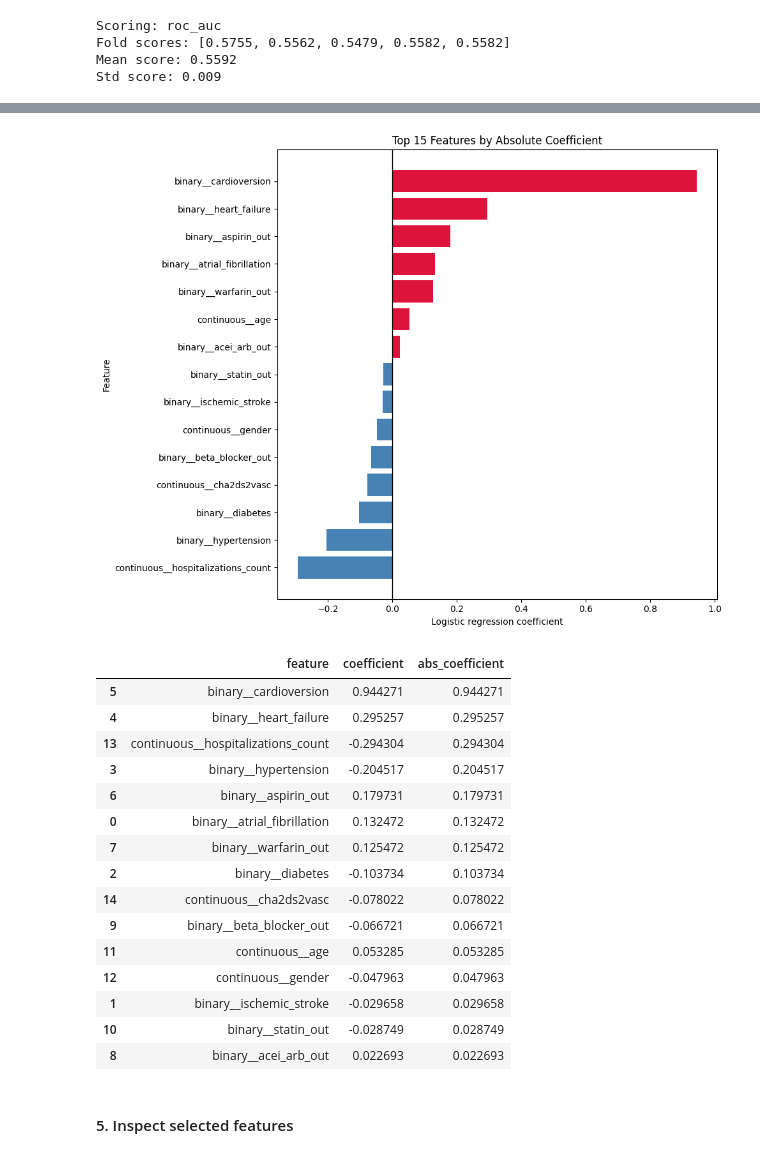
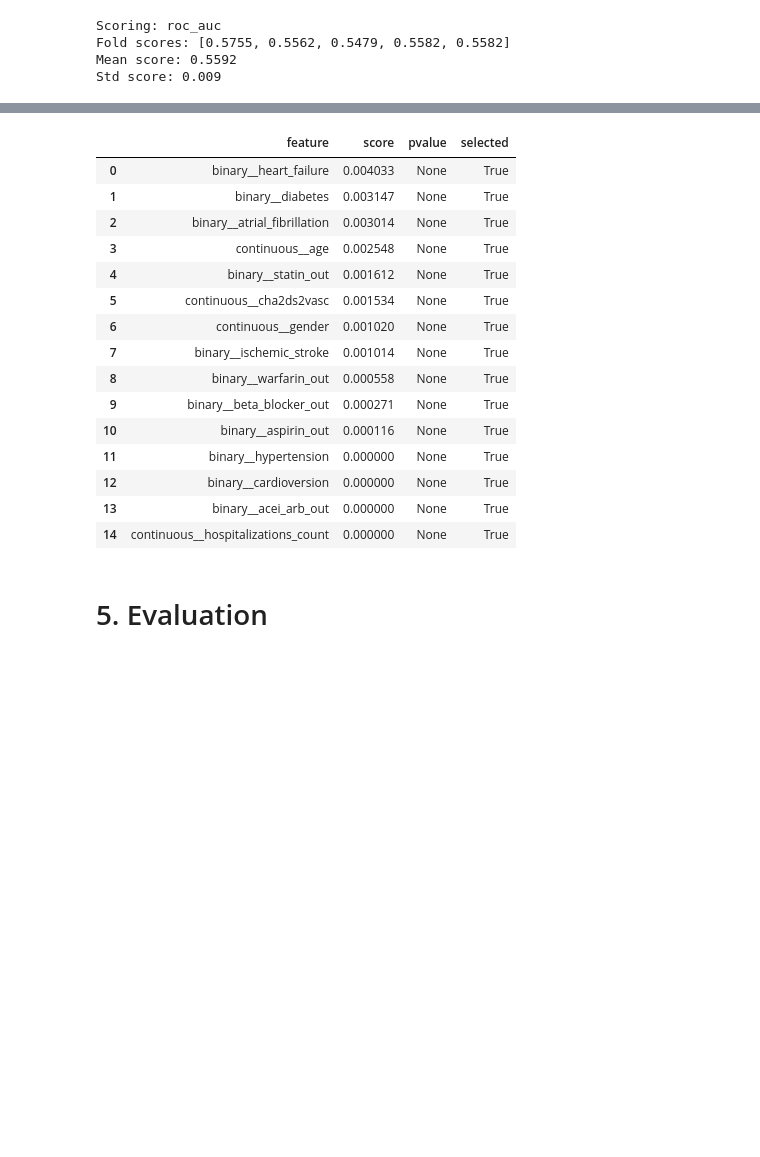
Before and after one commit to YouriDeKeersmaecker/P-PLP, a Jupyter notebook: notebooks/p_plp_showcase.ipynb, the cells around one changed output, grey strips where cells are left out. Cells and saved outputs as stored; diff of their text form; code cells hidden in the pictures; blank space fills up the shorter version.

Commit message:
feature importance random forrest

```diff
--- a/notebooks/p_plp_showcase.ipynb
+++ b/notebooks/p_plp_showcase.ipynb
@@ -1064,29 +1120,21 @@ best_model, X_test, y_test = train_pipeline(
 # %%
-logreg_model, _, _ = train_pipeline(
-    features_df,
-    model_name="logreg",
-    test_size=0.25,
-    random_state=42,
-)
-
-plot_logreg_feature_importance(logreg_model, top_n=20)
+result_gs["feature_selection_summary"].head(20)
 # %% [output]
-[figure, removed]
-|  | feature | coefficient | abs_coefficient |
-| 5 | binary__cardioversion | 0.944271 | 0.944271 |
-| 4 | binary__heart_failure | 0.295257 | 0.295257 |
-| 13 | continuous__hospitalizations_count | -0.294304 | 0.294304 |
-| 3 | binary__hypertension | -0.204517 | 0.204517 |
-| 6 | binary__aspirin_out | 0.179731 | 0.179731 |
-| 0 | binary__atrial_fibrillation | 0.132472 | 0.132472 |
-| 7 | binary__warfarin_out | 0.125472 | 0.125472 |
-| 2 | binary__diabetes | -0.103734 | 0.103734 |
-| 14 | continuous__cha2ds2vasc | -0.078022 | 0.078022 |
-| 9 | binary__beta_blocker_out | -0.066721 | 0.066721 |
-| 11 | continuous__age | 0.053285 | 0.053285 |
-| 12 | continuous__gender | -0.047963 | 0.047963 |
-| 1 | binary__ischemic_stroke | -0.029658 | 0.029658 |
-| 10 | binary__statin_out | -0.028749 | 0.028749 |
-| 8 | binary__acei_arb_out | 0.022693 | 0.022693 |
+|  | feature | score | pvalue | selected |
+| 0 | binary__heart_failure | 0.004033 | None | True |
+| 1 | binary__diabetes | 0.003147 | None | True |
+| 2 | binary__atrial_fibrillation | 0.003014 | None | True |
+| 3 | continuous__age | 0.002548 | None | True |
+| 4 | binary__statin_out | 0.001612 | None | True |
+| 5 | continuous__cha2ds2vasc | 0.001534 | None | True |
+| 6 | continuous__gender | 0.001020 | None | True |
+| 7 | binary__ischemic_stroke | 0.001014 | None | True |
+| 8 | binary__warfarin_out | 0.000558 | None | True |
+| 9 | binary__beta_blocker_out | 0.000271 | None | True |
+| 10 | binary__aspirin_out | 0.000116 | None | True |
+| 11 | binary__hypertension | 0.000000 | None | True |
+| 12 | binary__cardioversion | 0.000000 | None | True |
+| 13 | binary__acei_arb_out | 0.000000 | None | True |
+| 14 | continuous__hospitalizations_count | 0.000000 | None | True |
 # %% [markdown]
-#### 5. Inspect selected features
+# 5. Evaluation
```
Also changed, not shown: parts of 30 cells of this notebook, 2 other files.
